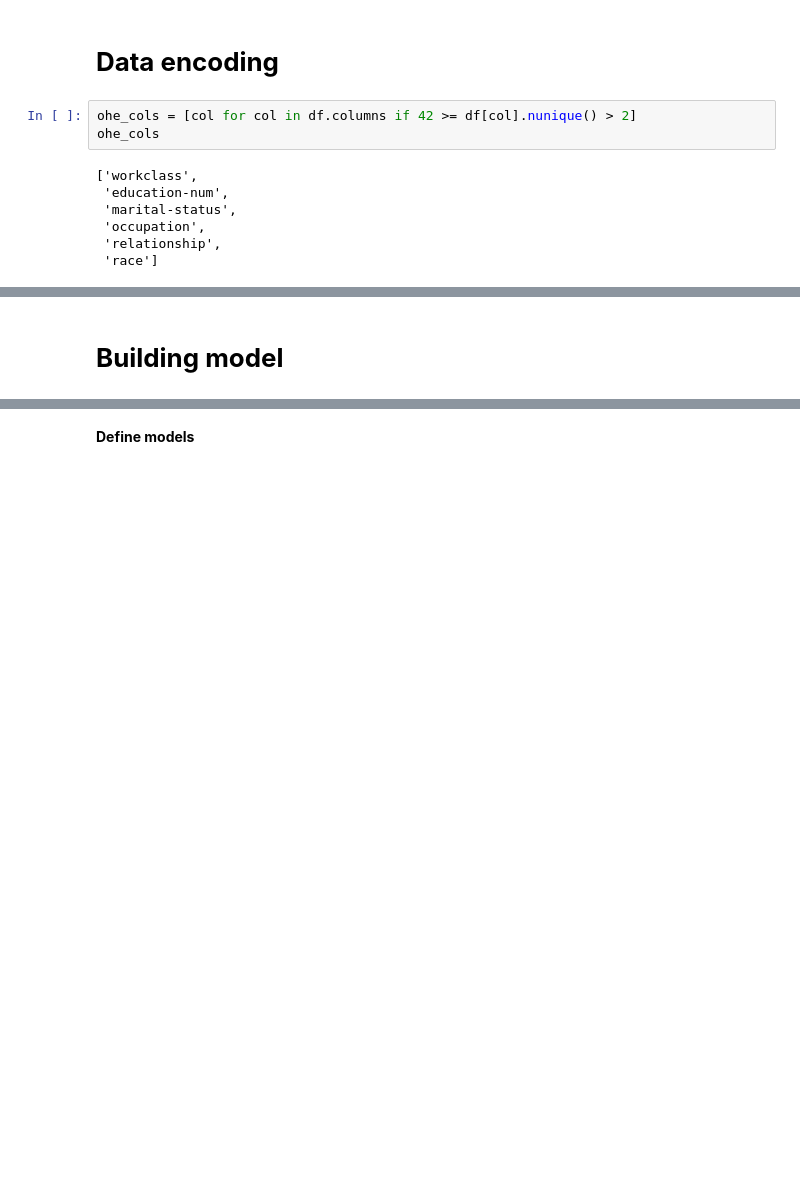
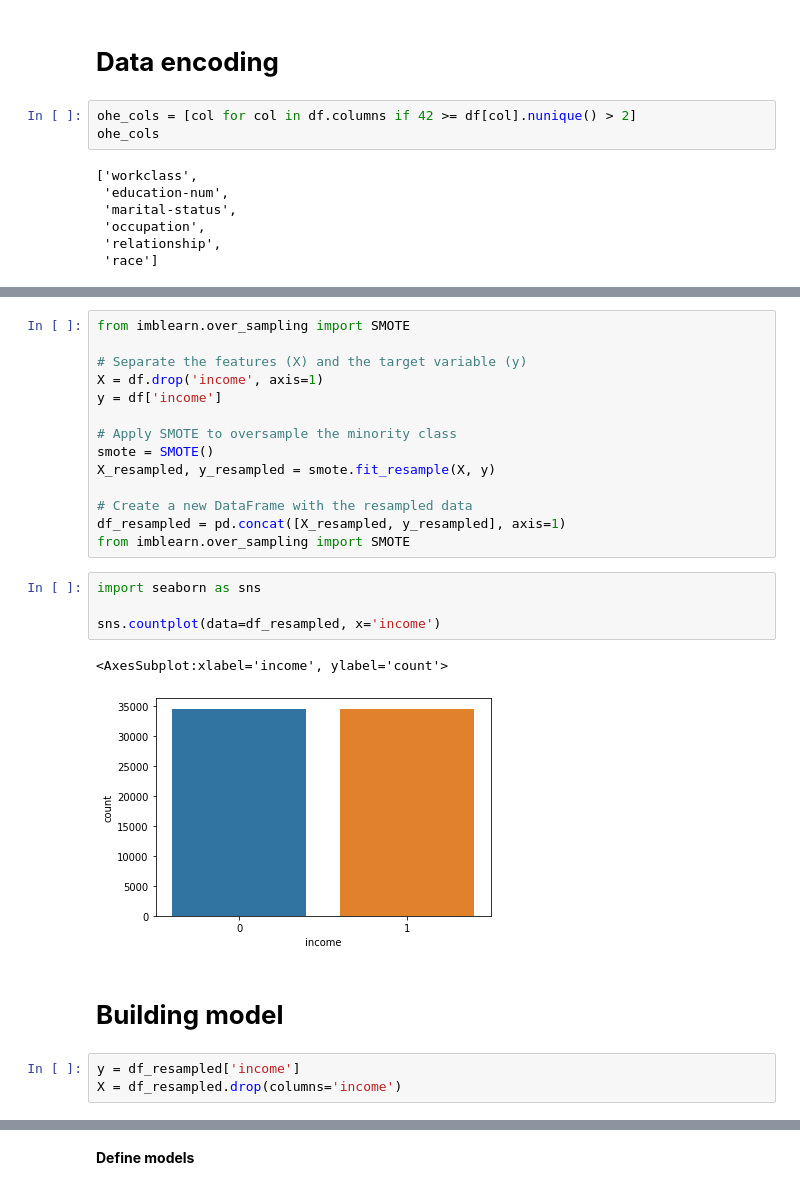
Before and after one commit to Praveen-Rajes/Census-Income-Random-Forest-and-Naive-Bayes, a Jupyter notebook: CourseWork.ipynb, the cells around one changed output, grey strips where cells are left out. Drawn from its saved outputs; the diff is of its cells as text; blank space fills up the shorter version.

```diff
--- a/CourseWork.ipynb
+++ b/CourseWork.ipynb
@@ -416,5 +389,29 @@ Index(['age', 'fnlwgt', 'education-num', 'sex', 'hours-per-week', 'income',
+# %%
+from imblearn.over_sampling import SMOTE
+
+# Separate the features (X) and the target variable (y)
+X = df.drop('income', axis=1)
+y = df['income']
+
+# Apply SMOTE to oversample the minority class
+smote = SMOTE()
+X_resampled, y_resampled = smote.fit_resample(X, y)
+
+# Create a new DataFrame with the resampled data
+df_resampled = pd.concat([X_resampled, y_resampled], axis=1)
+from imblearn.over_sampling import SMOTE
+# %%
+import seaborn as sns
+
+sns.countplot(data=df_resampled, x='income')
+# %% [output]
+<AxesSubplot:xlabel='income', ylabel='count'>
+[figure, added]
 # %% [markdown]
 # **Building model**
+# %%
+y = df_resampled['income']
+X = df_resampled.drop(columns='income')
 # %%
 from sklearn.model_selection import train_test_split
 # split the data set for training and testing
```
Also changed, not shown: parts of 17 cells of this notebook.
